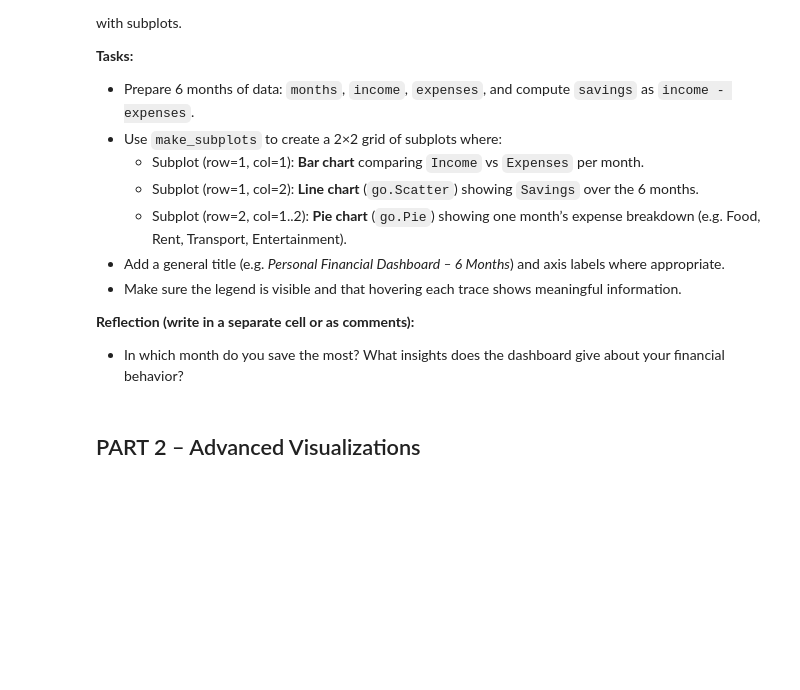
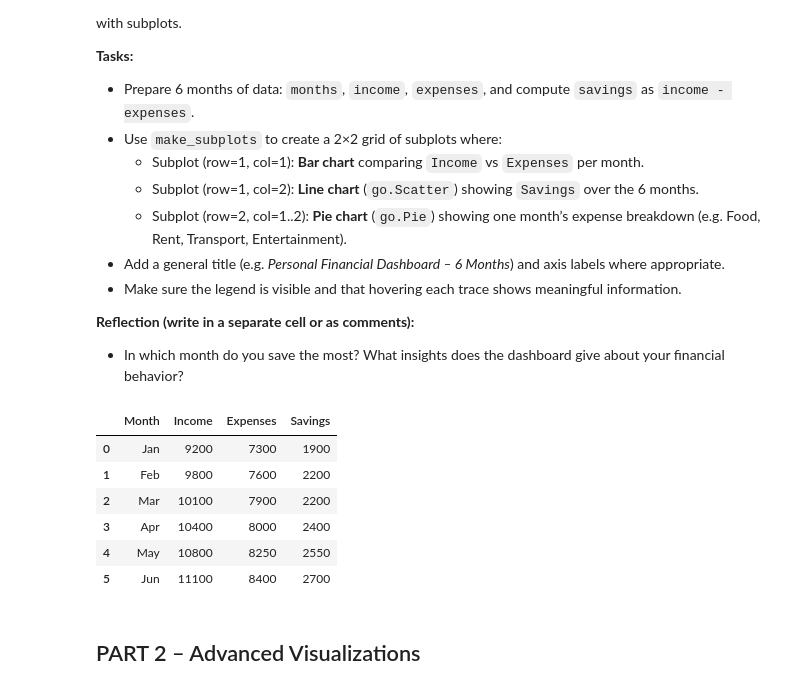
Before and after one commit to RaresKeY/SkillBrain, a Jupyter notebook: assignments/hw_adv/a_22_plotly/22_plotly.ipynb, the cells around one changed output. Cells and saved outputs as stored; diff of their text form; code cells hidden in the pictures; blank space fills up the shorter version.

```diff
--- a/assignments/hw_adv/a_22_plotly/22_plotly.ipynb
+++ b/assignments/hw_adv/a_22_plotly/22_plotly.ipynb
@@ -51,3 +91,93 @@ import pandas as pd
+# %%
+# Exercise 2 – 3-Chart Dashboard: Personal Budget
+import plotly.graph_objects as go
+from plotly.subplots import make_subplots
+import pandas as pd
+from pathlib import Path
+
+out_dir = Path("export")
+out_dir.mkdir(exist_ok=True)
+
+months = ["Jan", "Feb", "Mar", "Apr", "May", "Jun"]
+income = [9200, 9800, 10100, 10400, 10800, 11100]
+expenses = [7300, 7600, 7900, 8000, 8250, 8400]
+savings = [i - e for i, e in zip(income, expenses)]
+
+budget_df = pd.DataFrame({
+    "Month": months,
+    "Income": income,
+    "Expenses": expenses,
+    "Savings": savings,
+})
+
+expense_breakdown_labels = ["Rent", "Food", "Transport", "Entertainment", "Utilities"]
+expense_breakdown_values = [3500, 1800, 900, 700, 1500]  # example for June
+
+fig_dashboard = make_subplots(
+    rows=2,
+    cols=2,
+    specs=[[{"type": "xy"}, {"type": "xy"}], [{"type": "domain"}, {"type": "domain"}]],
+    subplot_titles=(
+        "Income vs Expenses",
+        "Savings Trend",
+        "Expense Breakdown (June)",
+        "Savings Composition (June)",
+    ),
+)
+
+fig_dashboard.add_trace(
+    go.Bar(name="Income", x=months, y=income, marker_color="#2ca02c"),
+    row=1,
+    col=1,
+)
+fig_dashboard.add_trace(
+    go.Bar(name="Expenses", x=months, y=expenses, marker_color="#d62728"),
+    row=1,
+    col=1,
+)
+
+fig_dashboard.add_trace(
+    go.Scatter(name="Savings", x=months, y=savings, mode="lines+markers", line=dict(color="#1f77b4", width=3)),
+    row=1,
+    col=2,
+)
+
+fig_dashboard.add_trace(
+    go.Pie(labels=expense_breakdown_labels, values=expense_breakdown_values, name="Expenses"),
+    row=2,
+    col=1,
+)
+
+fig_dashboard.add_trace(
+    go.Pie(labels=["Saved", "Spent"], values=[savings[-1], expenses[-1]], name="June split", hole=0.45),
+    row=2,
+    col=2,
+)
+
+fig_dashboard.update_layout(
+    title="Personal Financial Dashboard – 6 Months",
+    template="plotly_dark",
+    height=800,
+    barmode="group",
+    legend=dict(orientation="h", y=1.08),
+)
+fig_dashboard.update_xaxes(title_text="Month", row=1, col=1)
+fig_dashboard.update_xaxes(title_text="Month", row=1, col=2)
+fig_dashboard.update_yaxes(title_text="Amount", row=1, col=1)
+fig_dashboard.update_yaxes(title_text="Amount", row=1, col=2)
+
+fig_dashboard.write_html(out_dir / "ex2_budget_dashboard.html", include_plotlyjs="cdn")
+fig_dashboard.show()
+
+budget_df
+# %% [output]
+|  | Month | Income | Expenses | Savings |
+| 0 | Jan | 9200 | 7300 | 1900 |
+| 1 | Feb | 9800 | 7600 | 2200 |
+| 2 | Mar | 10100 | 7900 | 2200 |
+| 3 | Apr | 10400 | 8000 | 2400 |
+| 4 | May | 10800 | 8250 | 2550 |
+| 5 | Jun | 11100 | 8400 | 2700 |
 # %% [markdown]
 ## PART 2 – Advanced Visualizations
 # %% [markdown]
```
Also changed, not shown: parts of 15 cells of this notebook, 12 other files.
